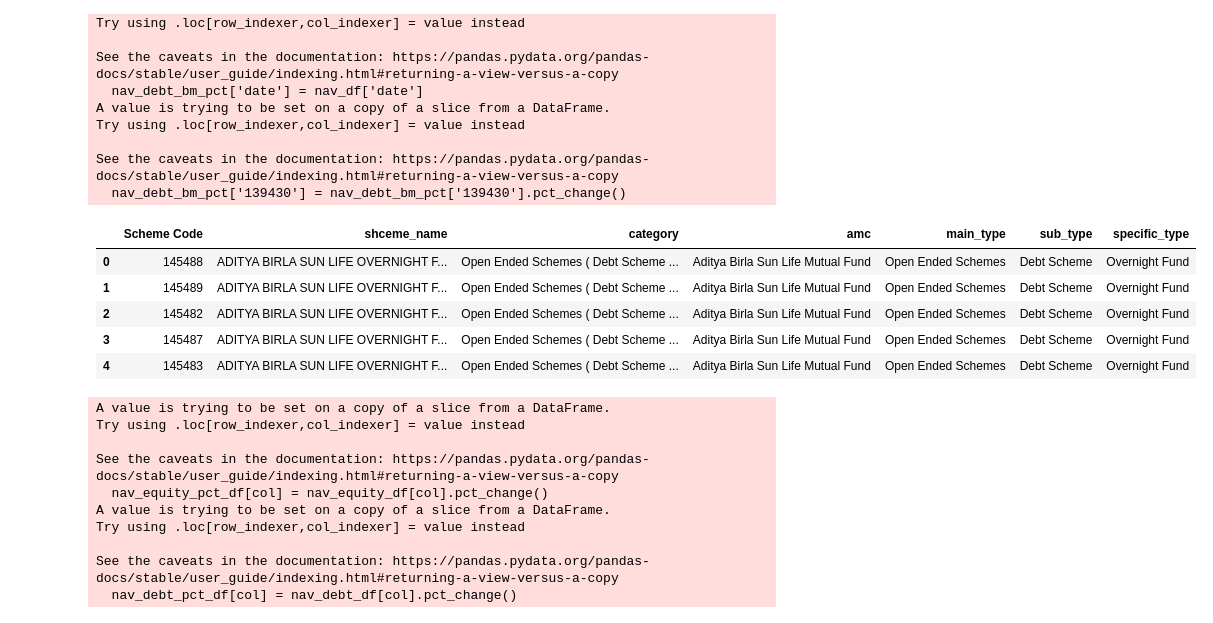
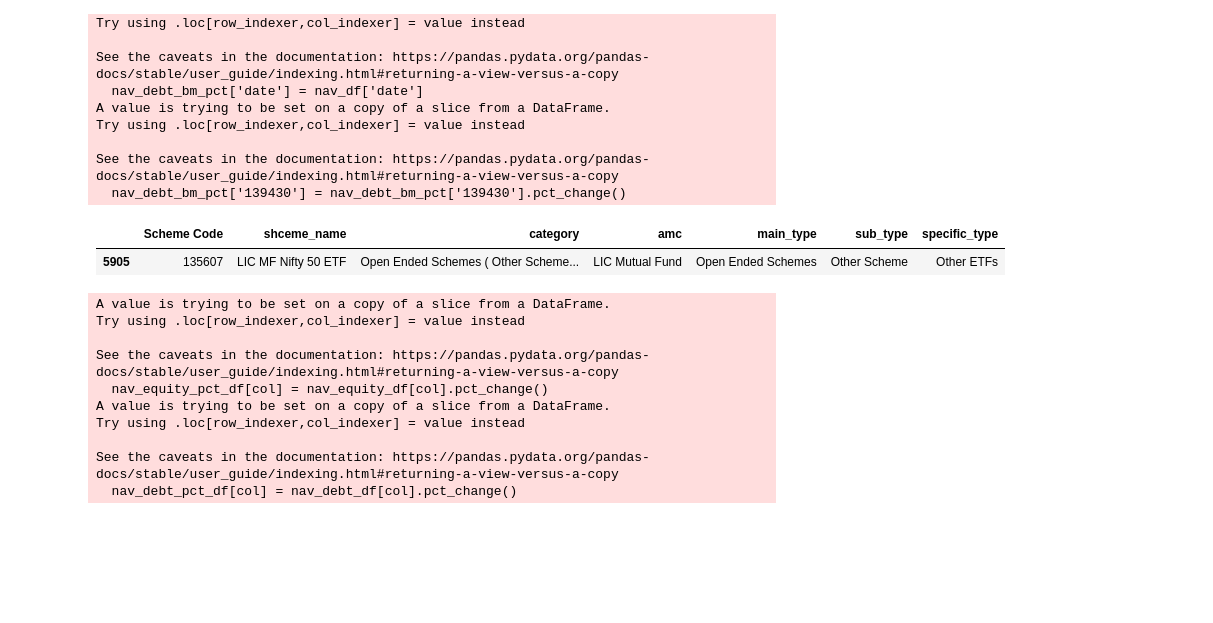
Before and after one commit to adityachawra/Mutual-Funds, a Jupyter notebook: nav_calc.ipynb, the cells around one changed output. Cells and saved outputs as stored; diff of their text form; code cells hidden in the pictures; blank space fills up the shorter version.

```diff
--- a/nav_calc.ipynb
+++ b/nav_calc.ipynb
@@ -66,14 +66,10 @@ See the caveats in the documentation: https://pandas.pydata.org/pandas-docs/stab
 # %%
 specs_equity_df = specs_df[specs_df['sub_type'] == "Equity Scheme"] # Equity Schemes
 specs_debt_df = specs_df[specs_df['sub_type'] == "Debt Scheme"] # Debt Schemes
-specs_debt_df.head()
+specs_df[specs_df['Scheme Code'] == '135607']
 # %% [output]
 |  | Scheme Code | shceme_name | category | amc | main_type | sub_type | specific_type |
-| 0 | 145488 | ADITYA BIRLA SUN LIFE OVERNIGHT F... | Open Ended Schemes ( Debt Scheme ... | Aditya Birla Sun Life Mutual Fund | Open Ended Schemes | Debt Scheme | Overnight Fund |
-| 1 | 145489 | ADITYA BIRLA SUN LIFE OVERNIGHT F... | Open Ended Schemes ( Debt Scheme ... | Aditya Birla Sun Life Mutual Fund | Open Ended Schemes | Debt Scheme | Overnight Fund |
-| 2 | 145482 | ADITYA BIRLA SUN LIFE OVERNIGHT F... | Open Ended Schemes ( Debt Scheme ... | Aditya Birla Sun Life Mutual Fund | Open Ended Schemes | Debt Scheme | Overnight Fund |
-| 3 | 145487 | ADITYA BIRLA SUN LIFE OVERNIGHT F... | Open Ended Schemes ( Debt Scheme ... | Aditya Birla Sun Life Mutual Fund | Open Ended Schemes | Debt Scheme | Overnight Fund |
-| 4 | 145483 | ADITYA BIRLA SUN LIFE OVERNIGHT F... | Open Ended Schemes ( Debt Scheme ... | Aditya Birla Sun Life Mutual Fund | Open Ended Schemes | Debt Scheme | Overnight Fund |
+| 5905 | 135607 | LIC MF Nifty 50 ETF | Open Ended Schemes ( Other Scheme... | LIC Mutual Fund | Open Ended Schemes | Other Scheme | Other ETFs |
 # %%
 nav_df.set_index('date', inplace=True) # Set date as index
 nav_equity_df = nav_df[nav_df.columns.intersection(specs_equity_df['Scheme Code'].values)] # Equity Schemes
```
Also changed, not shown: parts of 4 cells of this notebook.
